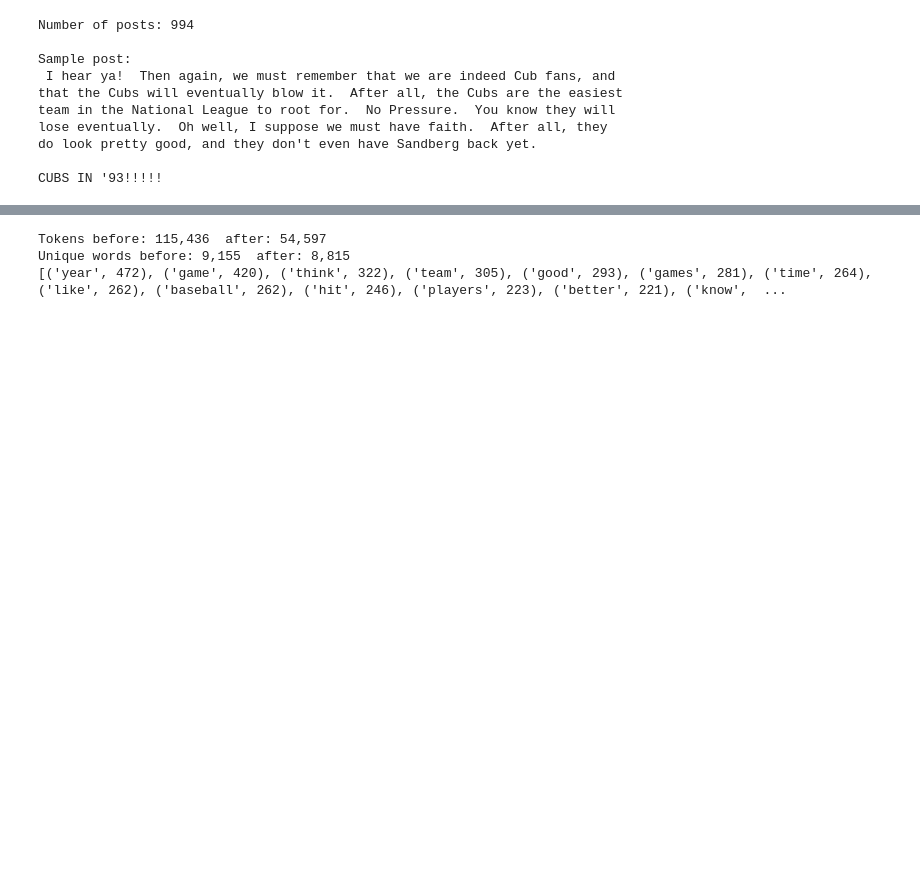
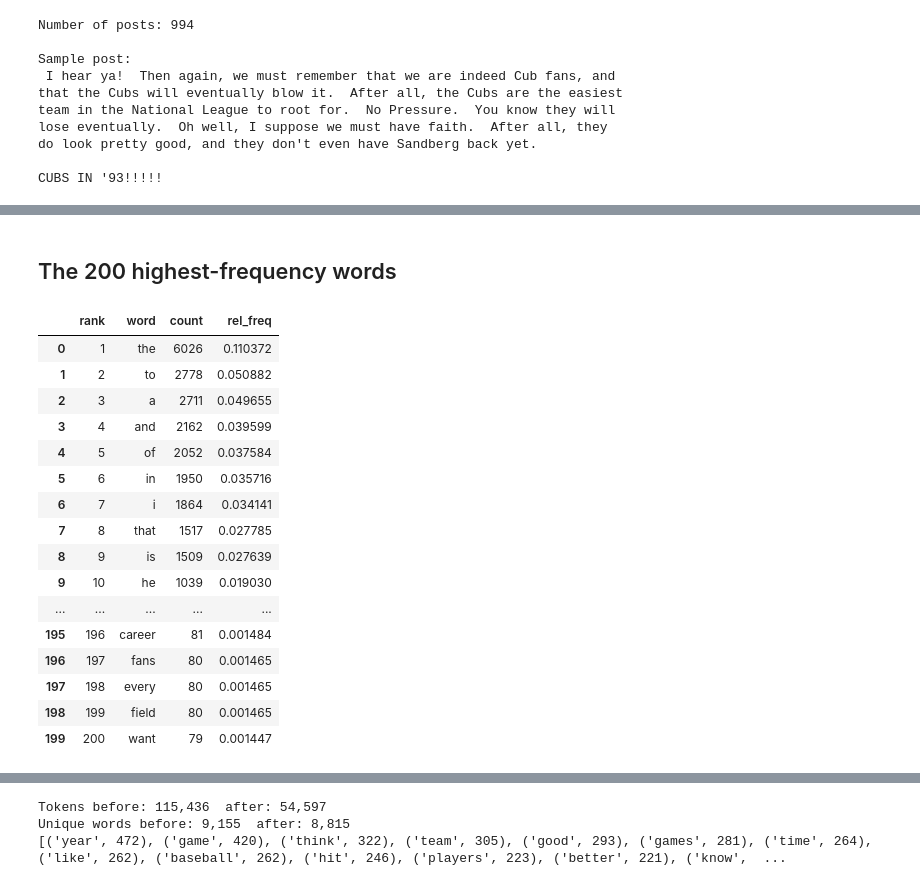
Before and after one commit to audiorunner13/Masters-Coursework, a Jupyter notebook: Data620 Fall 2026/Week 8/week8_baseball_word_frequency.ipynb, the cells around one changed output, grey strips where cells are left out. Cells and saved outputs as stored; diff of their text form; code cells hidden in the pictures; blank space fills up the shorter version.

```diff
--- a/Data620 Fall 2026/Week 8/week8_baseball_word_frequency.ipynb
+++ b/Data620 Fall 2026/Week 8/week8_baseball_word_frequency.ipynb
@@ -103,0 +107,28 @@ Words appearing exactly once: 4,095 (44.7% of unique words)
+# %% [markdown]
+## The 200 highest-frequency words
+# %%
+freq = pd.DataFrame(counts.most_common(), columns=["word", "count"])
+freq["rank"] = np.arange(1, len(freq) + 1)
+freq["rel_freq"] = freq["count"] / total_tokens
+freq["cum_share"] = freq["rel_freq"].cumsum()
+
+top200 = freq.head(200).copy()
+top200[["rank", "word", "count", "rel_freq"]]
+# %% [output]
+|  | rank | word | count | rel_freq |
+| 0 | 1 | the | 6026 | 0.110372 |
+| 1 | 2 | to | 2778 | 0.050882 |
+| 2 | 3 | a | 2711 | 0.049655 |
+| 3 | 4 | and | 2162 | 0.039599 |
+| 4 | 5 | of | 2052 | 0.037584 |
+| 5 | 6 | in | 1950 | 0.035716 |
+| 6 | 7 | i | 1864 | 0.034141 |
+| 7 | 8 | that | 1517 | 0.027785 |
+| 8 | 9 | is | 1509 | 0.027639 |
+| 9 | 10 | he | 1039 | 0.019030 |
+| ... | ... | ... | ... | ... |
+| 195 | 196 | career | 81 | 0.001484 |
+| 196 | 197 | fans | 80 | 0.001465 |
+| 197 | 198 | every | 80 | 0.001465 |
+| 198 | 199 | field | 80 | 0.001465 |
+| 199 | 200 | want | 79 | 0.001447 |
```
Also changed, not shown: parts of 20 cells of this notebook, 1 other file.
